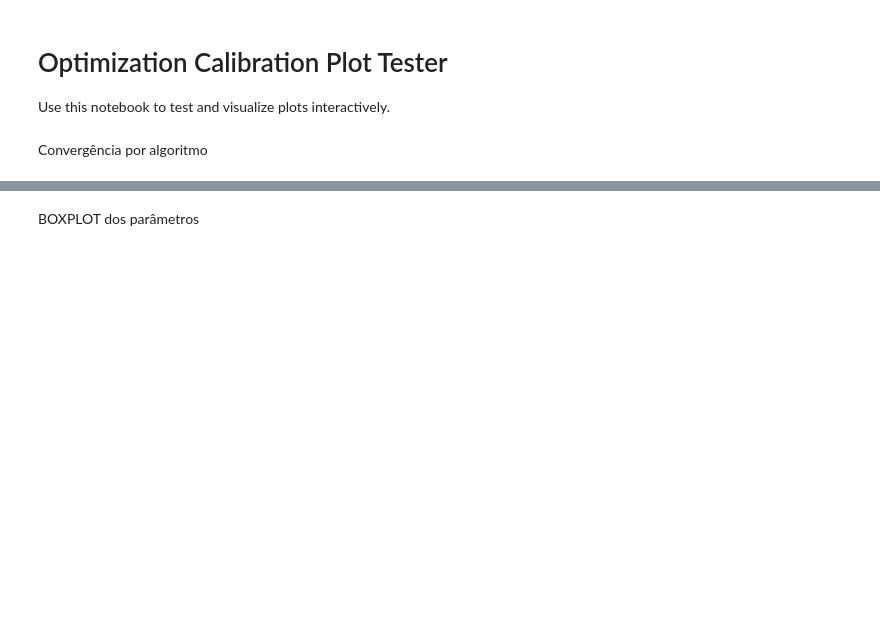
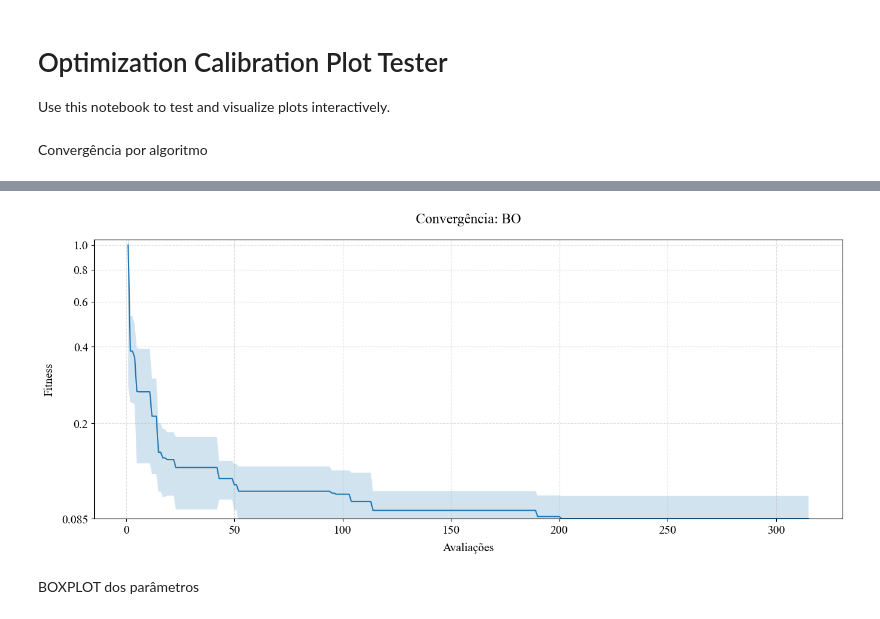
Before and after one commit to joaovfdias/optim_model_updating, a Jupyter notebook: plot/plot_testing_4_notebook.ipynb, the cells around one changed output, grey strips where cells are left out. Cells and saved outputs as stored; diff of their text form; code cells hidden in the pictures; blank space fills up the shorter version.

```diff
--- a/plot/plot_testing_4_notebook.ipynb
+++ b/plot/plot_testing_4_notebook.ipynb
@@ -37,5 +41,7 @@ plot_convergence_algorithm(dataset, "GA")
 # %%
-plot_convergence_algorithm(dataset, "BO")
+plot_convergence_algorithm(dataset, "BO", filter_sets=filter_sets, legenda=False)
+# %% [output]
+[figure, added]
 # %%
 plot_all_convergences(dataset)
 # %% [markdown]
```
Also changed, not shown: parts of 4 cells of this notebook, 1 other file.
